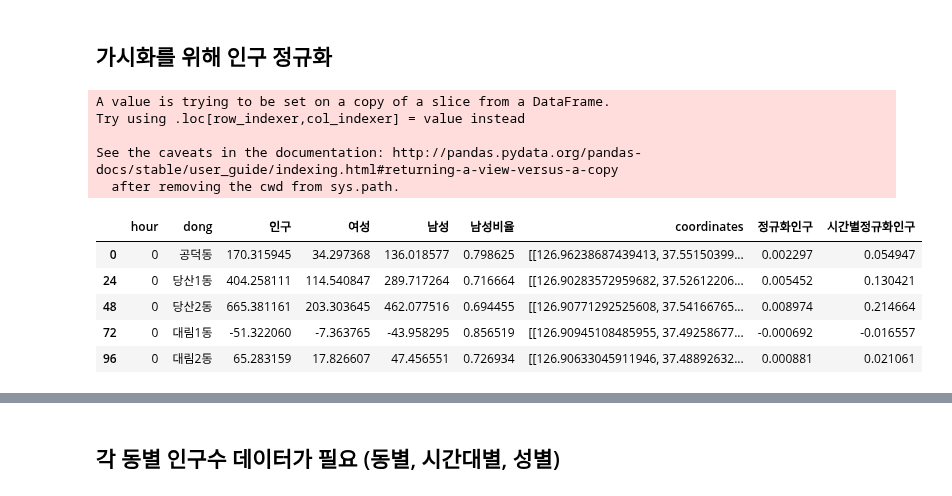
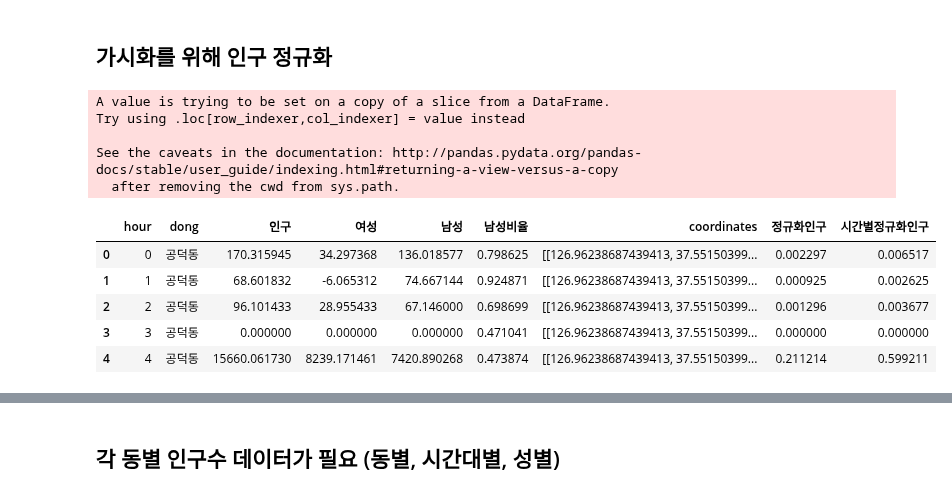
Before and after one commit to Edwardkim0/Place_trend_analysis, a Jupyter notebook: eda_map.ipynb, the cells around one changed output, grey strips where cells are left out. Cells and saved outputs as stored; diff of their text form; code cells hidden in the pictures.

```diff
--- a/eda_map.ipynb
+++ b/eda_map.ipynb
@@ -267,18 +267,18 @@ merged_move_ingu = pd.merge(total_move_groupby,select_geometry,on='dong')
 # %%
 merged_move_ingu['정규화인구'] = merged_move_ingu['인구'] / merged_move_ingu['인구'].max()
 merged_move_ingu
-samlple_test_ingu = merged_move_ingu[(merged_move_ingu['hour']==0)]
+samlple_test_ingu = merged_move_ingu[(merged_move_ingu['hour']<7)]
 samlple_test_ingu['시간별정규화인구'] = samlple_test_ingu['인구'] / samlple_test_ingu['인구'].max()
 samlple_test_ingu.head()
 # %% [output]
 A value is trying to be set on a copy of a slice from a DataFrame.
 Try using .loc[row_indexer,col_indexer] = value instead
 
 See the caveats in the documentation: http://pandas.pydata.org/pandas-docs/stable/user_guide/indexing.html#returning-a-view-versus-a-copy
   after removing the cwd from sys.path.
 |  | hour | dong | 인구 | 여성 | 남성 | 남성비율 | coordinates | 정규화인구 | 시간별정규화인구 |
-| 0 | 0 | 공덕동 | 170.315945 | 34.297368 | 136.018577 | 0.798625 | [[126.96238687439413, 37.55150399... | 0.002297 | 0.054947 |
-| 24 | 0 | 당산1동 | 404.258111 | 114.540847 | 289.717264 | 0.716664 | [[126.90283572959682, 37.52612206... | 0.005452 | 0.130421 |
-| 48 | 0 | 당산2동 | 665.381161 | 203.303645 | 462.077516 | 0.694455 | [[126.90771292525608, 37.54166765... | 0.008974 | 0.214664 |
-| 72 | 0 | 대림1동 | -51.322060 | -7.363765 | -43.958295 | 0.856519 | [[126.90945108485955, 37.49258677... | -0.000692 | -0.016557 |
-| 96 | 0 | 대림2동 | 65.283159 | 17.826607 | 47.456551 | 0.726934 | [[126.90633045911946, 37.48892632... | 0.000881 | 0.021061 |
+| 0 | 0 | 공덕동 | 170.315945 | 34.297368 | 136.018577 | 0.798625 | [[126.96238687439413, 37.55150399... | 0.002297 | 0.006517 |
+| 1 | 1 | 공덕동 | 68.601832 | -6.065312 | 74.667144 | 0.924871 | [[126.96238687439413, 37.55150399... | 0.000925 | 0.002625 |
+| 2 | 2 | 공덕동 | 96.101433 | 28.955433 | 67.146000 | 0.698699 | [[126.96238687439413, 37.55150399... | 0.001296 | 0.003677 |
+| 3 | 3 | 공덕동 | 0.000000 | 0.000000 | 0.000000 | 0.471041 | [[126.96238687439413, 37.55150399... | 0.000000 | 0.000000 |
+| 4 | 4 | 공덕동 | 15660.061730 | 8239.171461 | 7420.890268 | 0.473874 | [[126.96238687439413, 37.55150399... | 0.211214 | 0.599211 |
```
Also changed, not shown: parts of 13 cells of this notebook, 6 other files.
